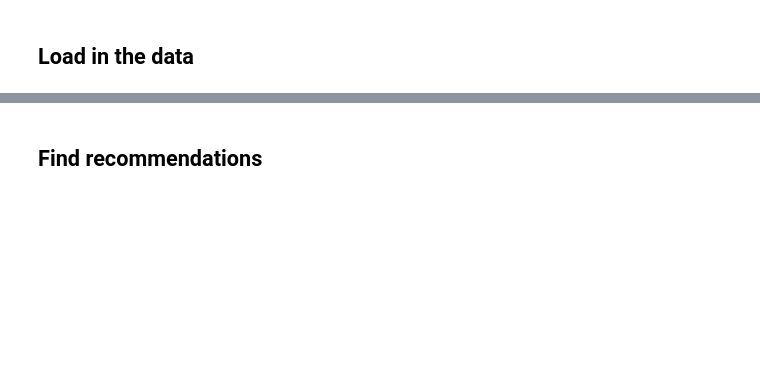
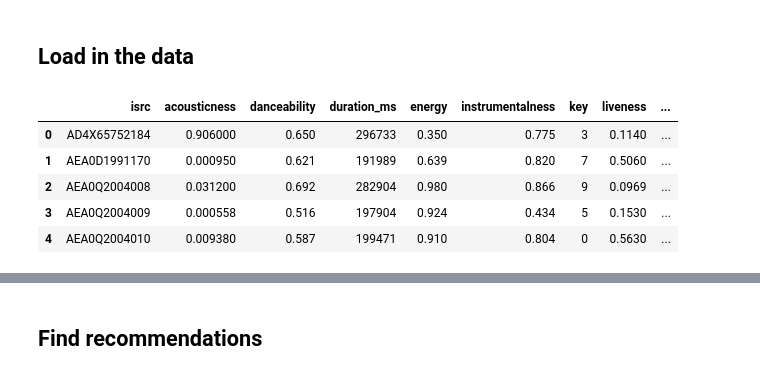
Before and after one commit to lkrenz/ATCSFinalProject, a Jupyter notebook: playlisteditor.ipynb, the cells around one changed output, grey strips where cells are left out. Cells and saved outputs as stored; diff of their text form; code cells hidden in the pictures; blank space fills up the shorter version.

```diff
--- a/playlisteditor.ipynb
+++ b/playlisteditor.ipynb
@@ -110,4 +118,4 @@ df.loc[df["distance"] > max]
 # %% [markdown]
 ## Load in the data
 # %%
-df = pd.read_csv("data/bike_share.csv")
+df1 = pd.read_csv("archive (1)/audio_features.csv")
@@ -113,0 +124,9 @@ df = pd.read_csv("data/bike_share.csv")
+# %%
+df1.head(5)
+# %% [output]
+|  | isrc | acousticness | danceability | duration_ms | energy | instrumentalness | key | liveness | ... |
+| 0 | AD4X65752184 | 0.906000 | 0.650 | 296733 | 0.350 | 0.775 | 3 | 0.1140 | ... |
+| 1 | AEA0D1991170 | 0.000950 | 0.621 | 191989 | 0.639 | 0.820 | 7 | 0.5060 | ... |
+| 2 | AEA0Q2004008 | 0.031200 | 0.692 | 282904 | 0.980 | 0.866 | 9 | 0.0969 | ... |
+| 3 | AEA0Q2004009 | 0.000558 | 0.516 | 197904 | 0.924 | 0.434 | 5 | 0.1530 | ... |
+| 4 | AEA0Q2004010 | 0.009380 | 0.587 | 199471 | 0.910 | 0.804 | 0 | 0.5630 | ... |
```
Also changed, not shown: parts of 11 cells of this notebook, 1 other file.
